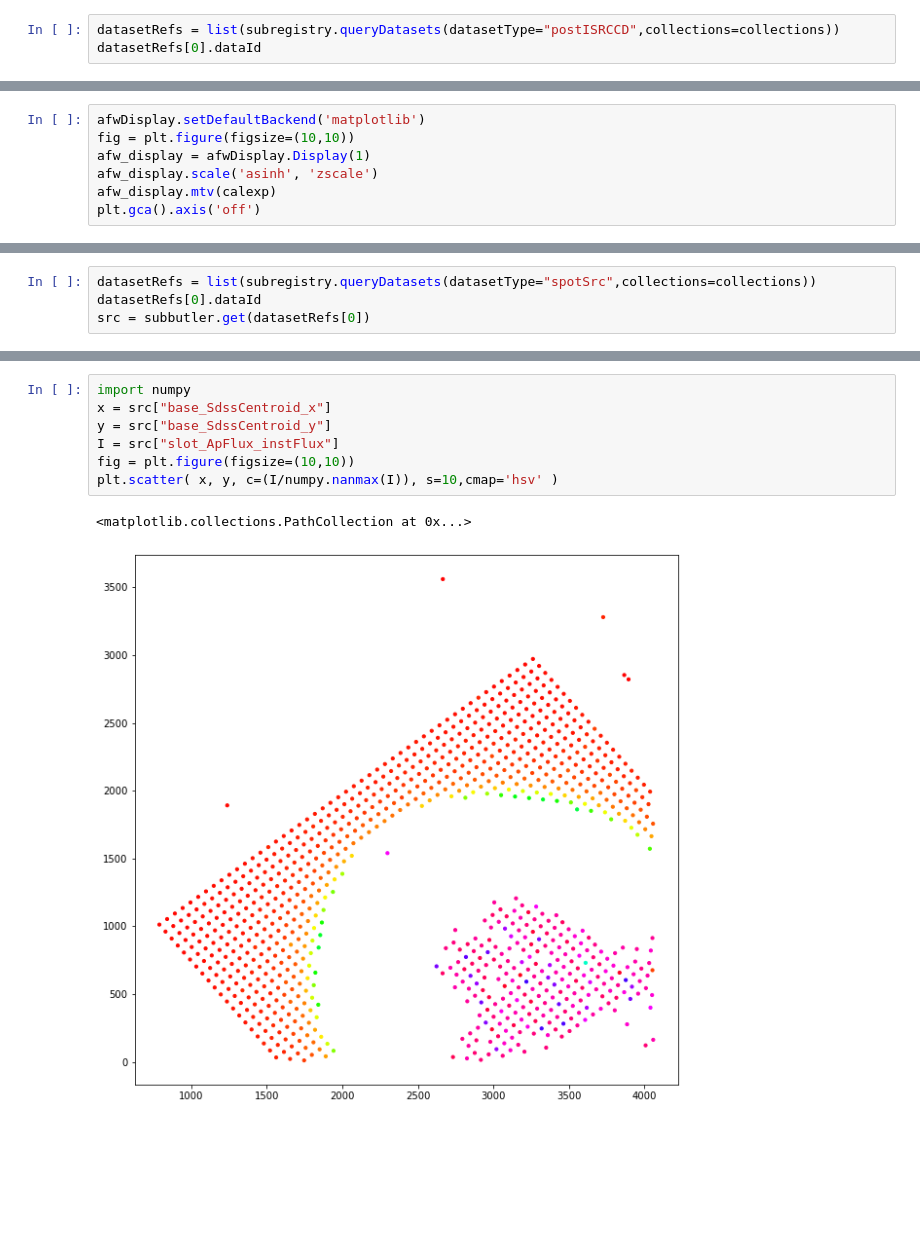
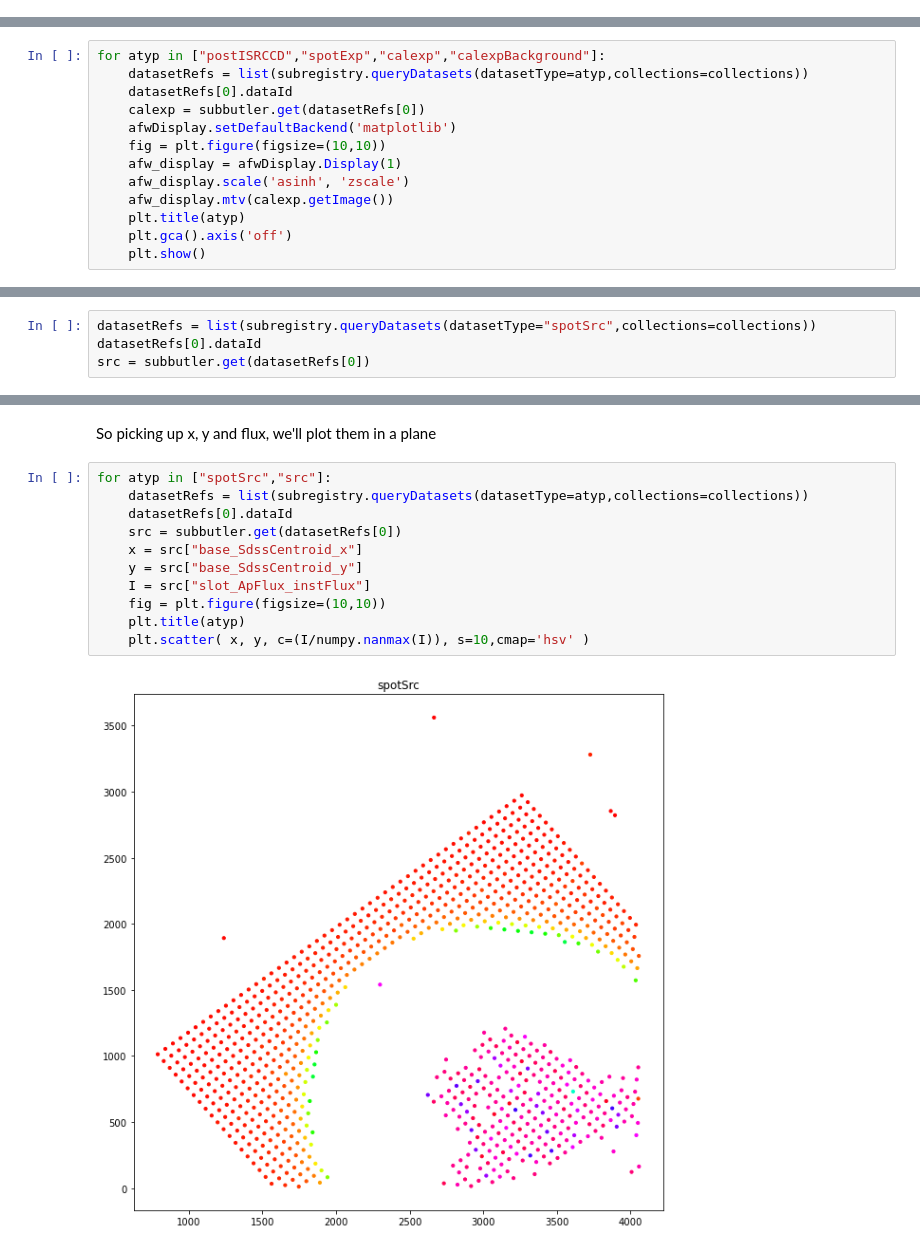
Before and after one commit to youtsumi/ButlerGen3Work, a Jupyter notebook: ButlerExercise.ipynb, the cells around one changed output, grey strips where cells are left out. Cells and saved outputs as stored; diff of their text form; blank space fills up the shorter version.

```diff
--- a/ButlerExercise.ipynb
+++ b/ButlerExercise.ipynb
@@ -78,3 +90,0 @@ pick one of the datatype from above
-# %%
-datasetRefs = list(subregistry.queryDatasets(datasetType="postISRCCD",collections=collections))
-datasetRefs[0].dataId
@@ -95,8 +91,14 @@ import lsst.afw.display as afwDisplay
 # %%
-afwDisplay.setDefaultBackend('matplotlib')
-fig = plt.figure(figsize=(10,10))
-afw_display = afwDisplay.Display(1)
-afw_display.scale('asinh', 'zscale')
-afw_display.mtv(calexp)
-plt.gca().axis('off')
+for atyp in ["postISRCCD","spotExp","calexp","calexpBackground"]:
+    datasetRefs = list(subregistry.queryDatasets(datasetType=atyp,collections=collections))
+    datasetRefs[0].dataId
+    calexp = subbutler.get(datasetRefs[0])
+    afwDisplay.setDefaultBackend('matplotlib')
+    fig = plt.figure(figsize=(10,10))
+    afw_display = afwDisplay.Display(1)
+    afw_display.scale('asinh', 'zscale')
+    afw_display.mtv(calexp.getImage())
+    plt.title(atyp)
+    plt.gca().axis('off')
+    plt.show()
 # %% [output]
@@ -129,13 +137,18 @@ Table length=894
 | 892 | nan | nan | 0 | False | False | False | ... |
 | 893 | nan | nan | 0 | False | False | False | ... |
 | 894 | nan | nan | 0 | False | False | False | ... |
+# %% [markdown]
+So picking up x, y and flux, we'll plot them in a plane
 # %%
-import numpy
-x = src["base_SdssCentroid_x"]
-y = src["base_SdssCentroid_y"]
-I = src["slot_ApFlux_instFlux"]
-fig = plt.figure(figsize=(10,10))
-plt.scatter( x, y, c=(I/numpy.nanmax(I)), s=10,cmap='hsv' )
+for atyp in ["spotSrc","src"]:
+    datasetRefs = list(subregistry.queryDatasets(datasetType=atyp,collections=collections))
+    datasetRefs[0].dataId
+    src = subbutler.get(datasetRefs[0])
+    x = src["base_SdssCentroid_x"]
+    y = src["base_SdssCentroid_y"]
+    I = src["slot_ApFlux_instFlux"]
+    fig = plt.figure(figsize=(10,10))
+    plt.title(atyp)
+    plt.scatter( x, y, c=(I/numpy.nanmax(I)), s=10,cmap='hsv' )
 # %% [output]
-<matplotlib.collections.PathCollection at 0x...>
-[figure, old version]
+[figure, new version]
```
Also changed, not shown: parts of 15 cells of this notebook.
